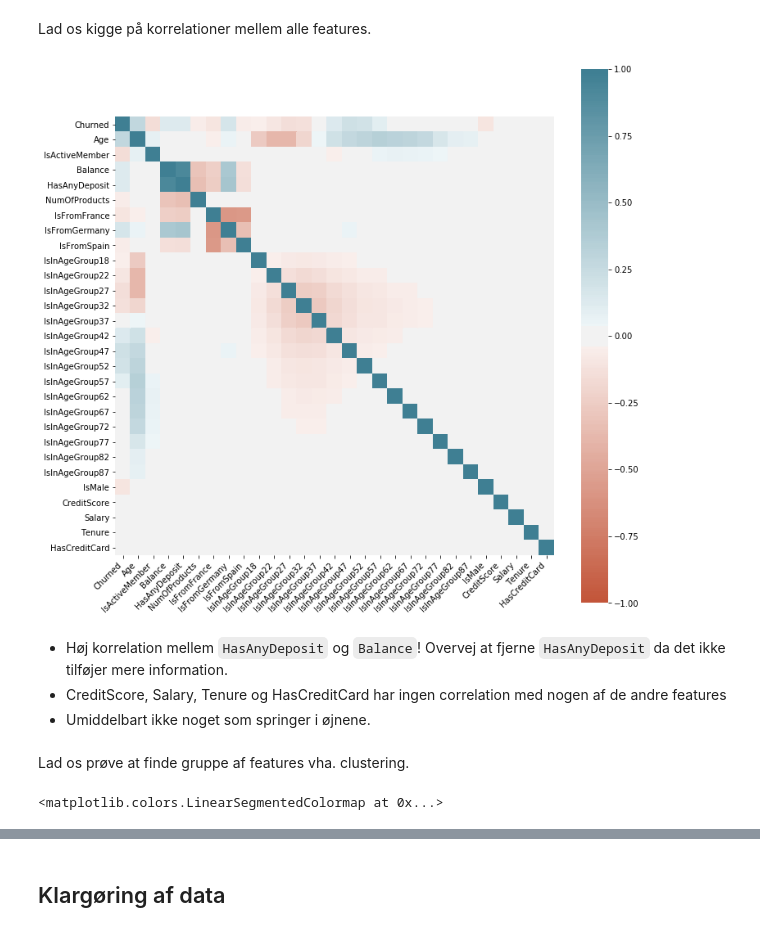
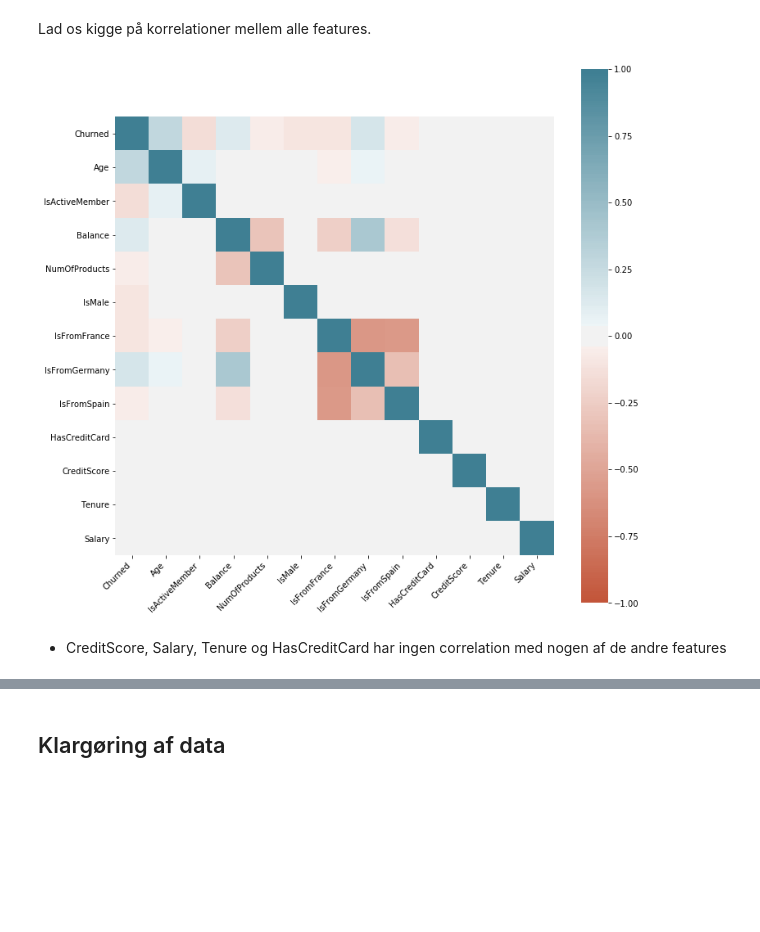
Before and after one commit to sheikhomar/lunch, a Jupyter notebook: analysis.ipynb, the cells around one changed output, grey strips where cells are left out. Cells and saved outputs as stored; diff of their text form; code cells hidden in the pictures; blank space fills up the shorter version.

```diff
--- a/analysis.ipynb
+++ b/analysis.ipynb
@@ -532,23 +634,11 @@ Umiddelbart ikke klare korrelationer mellem disse features.
 Lad os kigge på korrelationer mellem alle features.
 # %%
 columns = [
-    'Churned', 'Age', 'IsActiveMember', 'Balance', 'HasAnyDeposit', 'NumOfProducts',
-    'IsFromFrance', 'IsFromGermany', 'IsFromSpain',
-    'AgeGroup', 'IsInAgeGroup18', 'IsInAgeGroup22', 'IsInAgeGroup27', 'IsInAgeGroup32',
-    'IsInAgeGroup37', 'IsInAgeGroup42', 'IsInAgeGroup47', 'IsInAgeGroup52', 'IsInAgeGroup57',
-    'IsInAgeGroup62', 'IsInAgeGroup67', 'IsInAgeGroup72', 'IsInAgeGroup77', 'IsInAgeGroup82', 'IsInAgeGroup87',
-    'IsMale', 'CreditScore', 'Salary', 'Tenure', 'HasCreditCard'
+    'Churned', 'Age', 'IsActiveMember', 'Balance', 'NumOfProducts', 'IsMale', 'IsFromFrance',
+    'IsFromGermany', 'IsFromSpain', 'HasCreditCard', 'CreditScore',  'Tenure', 'Salary',
 ]
 plot_corr(df_data[columns])
 # %% [output]
-[figure, old version]
+[figure, new version]
 # %% [markdown]
-- Høj korrelation mellem `HasAnyDeposit` og `Balance`! Overvej at fjerne `HasAnyDeposit` da det ikke tilføjer mere information.
 - CreditScore, Salary, Tenure og HasCreditCard har ingen correlation med nogen af de andre features
-- Umiddelbart ikke noget som springer i øjnene.
-# %% [markdown]
-Lad os prøve at finde gruppe af features vha. clustering.
-# %%
-sns.diverging_palette(20, 220, n=200, as_cmap=True)
-# %% [output]
-<matplotlib.colors.LinearSegmentedColormap at 0x...>
```
Also changed, not shown: parts of 41 cells of this notebook.
